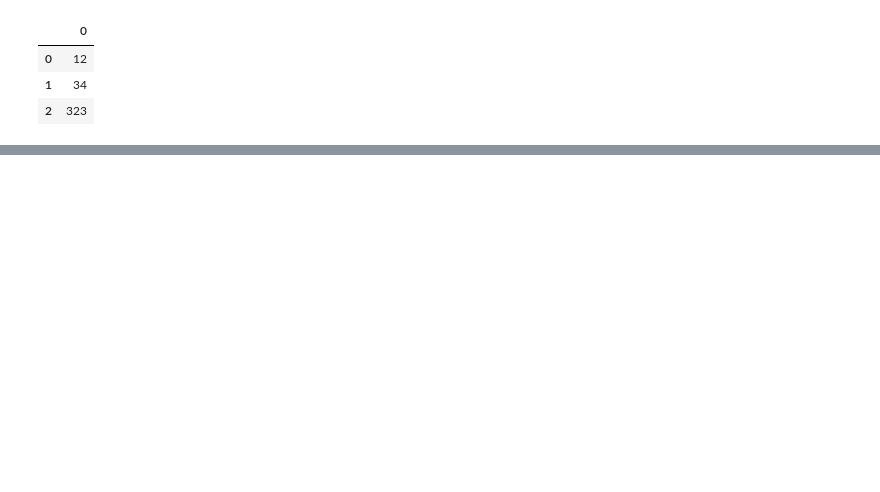
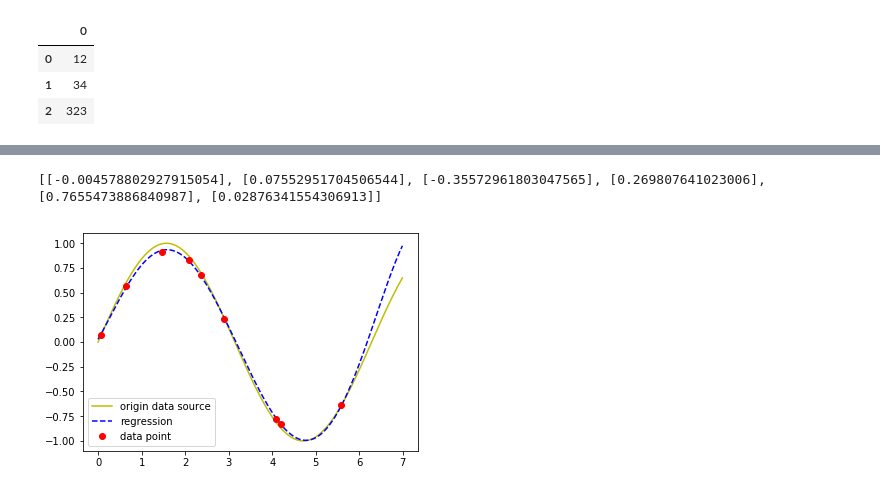
Before and after one commit to csielee/2018ML, a Jupyter notebook: HW1/HW1.ipynb, the cells around one changed output, grey strips where cells are left out. Cells and saved outputs as stored; diff of their text form; code cells hidden in the pictures; blank space fills up the shorter version.

```diff
--- a/HW1/HW1.ipynb
+++ b/HW1/HW1.ipynb
@@ -70,0 +240,13 @@ pd.DataFrame(b)
+# %%
+x_vector = linear_regression(input_data_sin, 6, 0.01)
+print(x_vector)
+answer_line = polynomial_equation(x_vector)
+y_range = [answer_line(x) for x in x_range]
+plt.plot(x_range, [math.sin(x) for x in x_range], 'y', label='origin data source')
+plt.plot(x_range, y_range, 'b--', label='regression')
+plt.plot(input_data_sin['x'], input_data_sin['y'], 'ro', label='data point')
+plt.legend()
+plt.show()
+# %% [output]
+[[-0.004578802927915054], [0.07552951704506544], [-0.35572961803047565], [0.269807641023006], [0.7655473886840987], [0.02876341554306913]]
+[figure, added]
```
Also changed, not shown: parts of 16 cells of this notebook.
